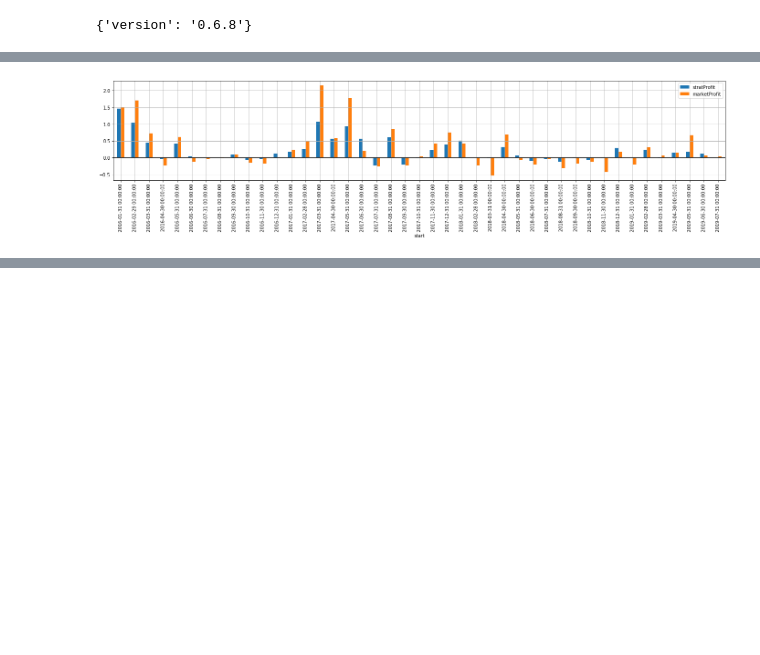
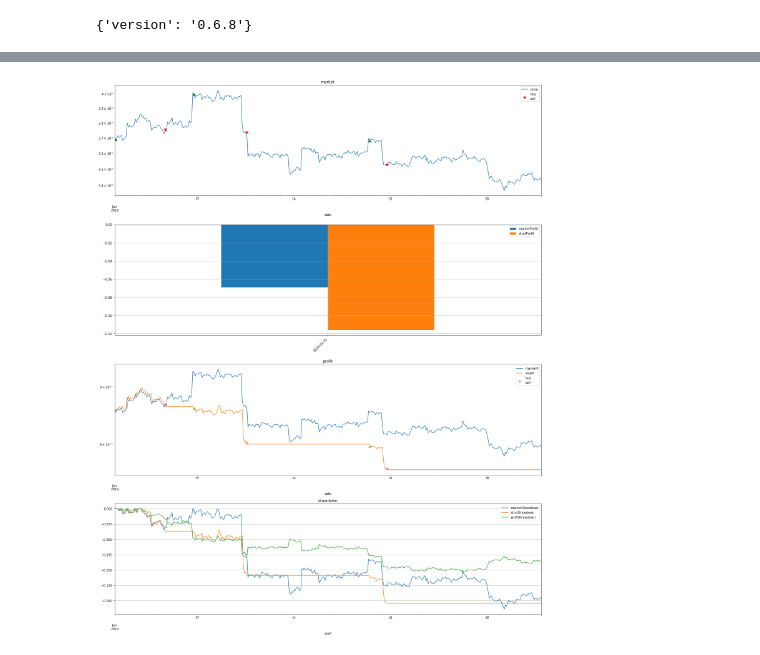
Before and after one commit to mariushelf/gekkopy, a Jupyter notebook: run-backtest.ipynb, the cells around one changed output, grey strips where cells are left out. Cells and saved outputs as stored; diff of their text form; code cells hidden in the pictures; blank space fills up the shorter version.

```diff
--- a/run-backtest.ipynb
+++ b/run-backtest.ipynb
@@ -211,13 +28,0 @@ startPrice = candles['close'].iloc[0]
-# %%
-jdf['lastAction'] = jdf.action.ffill()
-jdf['lastAmount'] = jdf.amount.ffill()
-jdf['lastBalance'] = jdf.balance.ffill()
-jdf['currentBalance'] = jdf.apply(lambda row: row['lastBalance'] if row['lastAction'] == 'sell' else row['lastAmount'] * row['open'], axis=1).fillna(report['startBalance'])
-jdf['marketP'] = jdf.close / startPrice
-jdf['stratP'] = jdf.currentBalance / startBalance
-jdf['marketMax'] = jdf.marketP.cummax()
-jdf['stratMax'] = jdf.stratP.cummax()
-jdf['marketDownside'] = -(1 - jdf.marketP / jdf.marketMax)
-jdf['stratDownside'] = -(1 - jdf.stratP / jdf.stratMax)
-jdf['date'] = jdf.index
-jdf.head()
@@ -294,6 +262,26 @@ profits['stratProfit'] = (profits.lcurrentBalance - profits.fcurrentBalance) / p
-# %%
-profits[['stratProfit', 'marketProfit']].plot.bar(figsize=(24,4))
-plt.axhline(0, c='black', lw=1.5)
-plt.grid();
-# %% [output]
-[figure, removed]
+# %%
+yant_cfg = {
+    "emaPeriod": 42,
+    "atrPeriod": 10,
+    "candleSize": 120,
+    "historySize": 200,
+    "enterPeriods": 16,
+    "exitDonchian": 31,
+    "entryDonchian": 76,
+    "exitAtrFactor": 0,
+    "exitPersistency": 3
+}
+bt_config = build_backtest_config(
+    exchange='binance',
+    asset='BTC',
+    currency='USDT',
+    candlesize=120,
+    strategy='YANT',
+    strat_config=yant_cfg,
+    date_start='2019-01-01',
+    date_end='2019-02-01'
+)
+
+report, jdf, profit = backtest(bt_config)
+plotStats(jdf, profit);
+# %% [output]
@@ -299,0 +289 @@ plt.grid();
+[figure, added]
```
Also changed, not shown: parts of 20 cells of this notebook, 2 other files.
